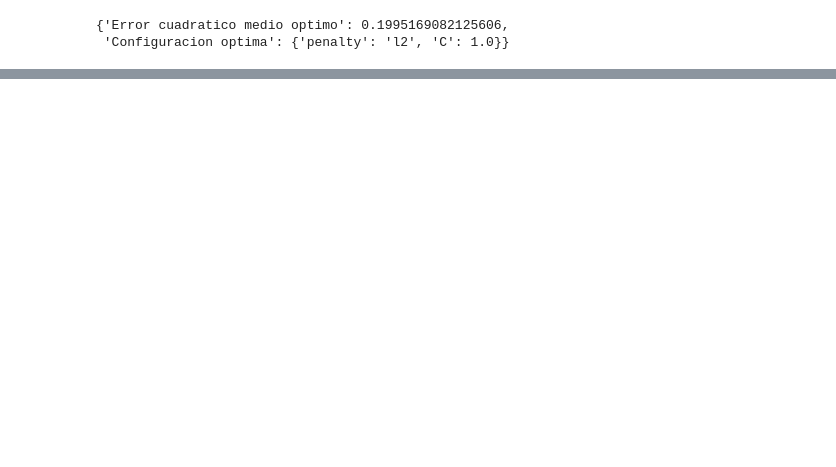
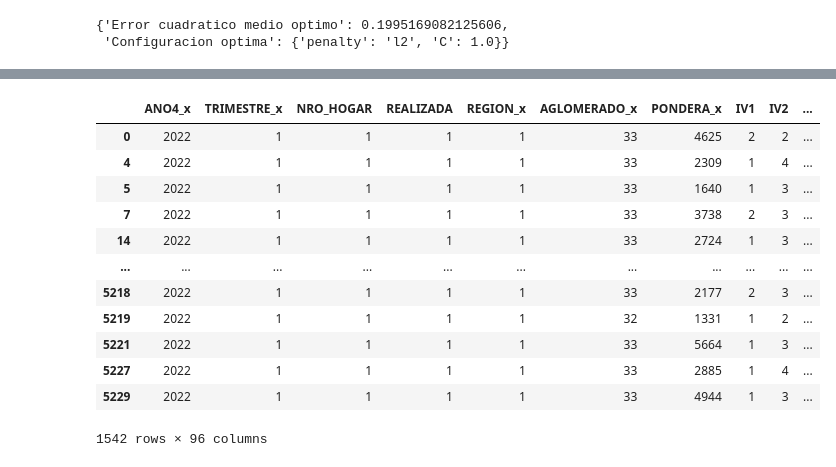
Before and after one commit to hpilar/TrabajosPracticos-Grupo4, a Jupyter notebook: TP3/TP3.ipynb, the cells around one changed output, grey strips where cells are left out. Cells and saved outputs as stored; diff of their text form; code cells hidden in the pictures; blank space fills up the shorter version.

```diff
--- a/TP3/TP3.ipynb
+++ b/TP3/TP3.ipynb
@@ -1132,3 +1132,5 @@ A value is trying to be set on a copy of a slice from a DataFrame
 
 See the caveats in the documentation: https://pandas.pydata.org/pandas-docs/stable/user_guide/indexing.html#returning-a-view-versus-a-copy
   return super().drop(
+# %%
+norespondieron.drop(columns=["Edad"], inplace=True)
@@ -1135,5 +1142,7 @@ See the caveats in the documentation: https://pandas.pydata.org/pandas-docs/stab
 # %%
 respondieron.drop(columns=["CODUSU"], inplace=True)
+# %%
+norespondieron.drop(columns=["CODUSU"], inplace=True)
 # %%
 # Establecemos el vector "y" y la matriz "X"
 y = respondieron["pobre"]
@@ -1504,0 +1493,16 @@ plt.show()
+# %%
+norespondieron
+# %% [output]
+|  | ANO4_x | TRIMESTRE_x | NRO_HOGAR | REALIZADA | REGION_x | AGLOMERADO_x | PONDERA_x | IV1 | IV2 | ... |
+| 0 | 2022 | 1 | 1 | 1 | 1 | 33 | 4625 | 2 | 2 | ... |
+| 4 | 2022 | 1 | 1 | 1 | 1 | 33 | 2309 | 1 | 4 | ... |
+| 5 | 2022 | 1 | 1 | 1 | 1 | 33 | 1640 | 1 | 3 | ... |
+| 7 | 2022 | 1 | 1 | 1 | 1 | 33 | 3738 | 2 | 3 | ... |
+| 14 | 2022 | 1 | 1 | 1 | 1 | 33 | 2724 | 1 | 3 | ... |
+| ... | ... | ... | ... | ... | ... | ... | ... | ... | ... | ... |
+| 5218 | 2022 | 1 | 1 | 1 | 1 | 33 | 2177 | 2 | 3 | ... |
+| 5219 | 2022 | 1 | 1 | 1 | 1 | 32 | 1331 | 1 | 2 | ... |
+| 5221 | 2022 | 1 | 1 | 1 | 1 | 33 | 5664 | 1 | 3 | ... |
+| 5227 | 2022 | 1 | 1 | 1 | 1 | 33 | 2885 | 1 | 4 | ... |
+| 5229 | 2022 | 1 | 1 | 1 | 1 | 33 | 4944 | 1 | 3 | ... |
+1542 rows × 96 columns
```
Also changed, not shown: parts of 45 cells of this notebook.
